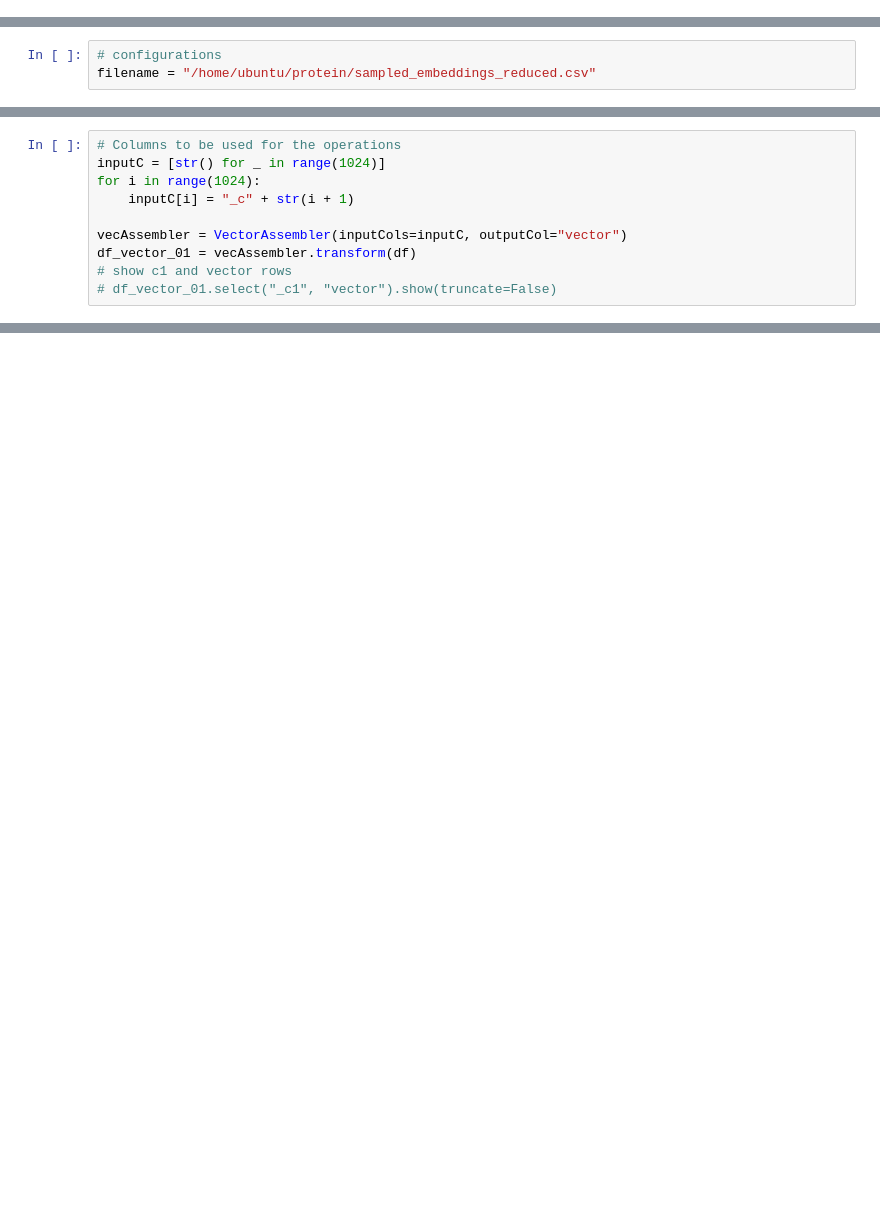
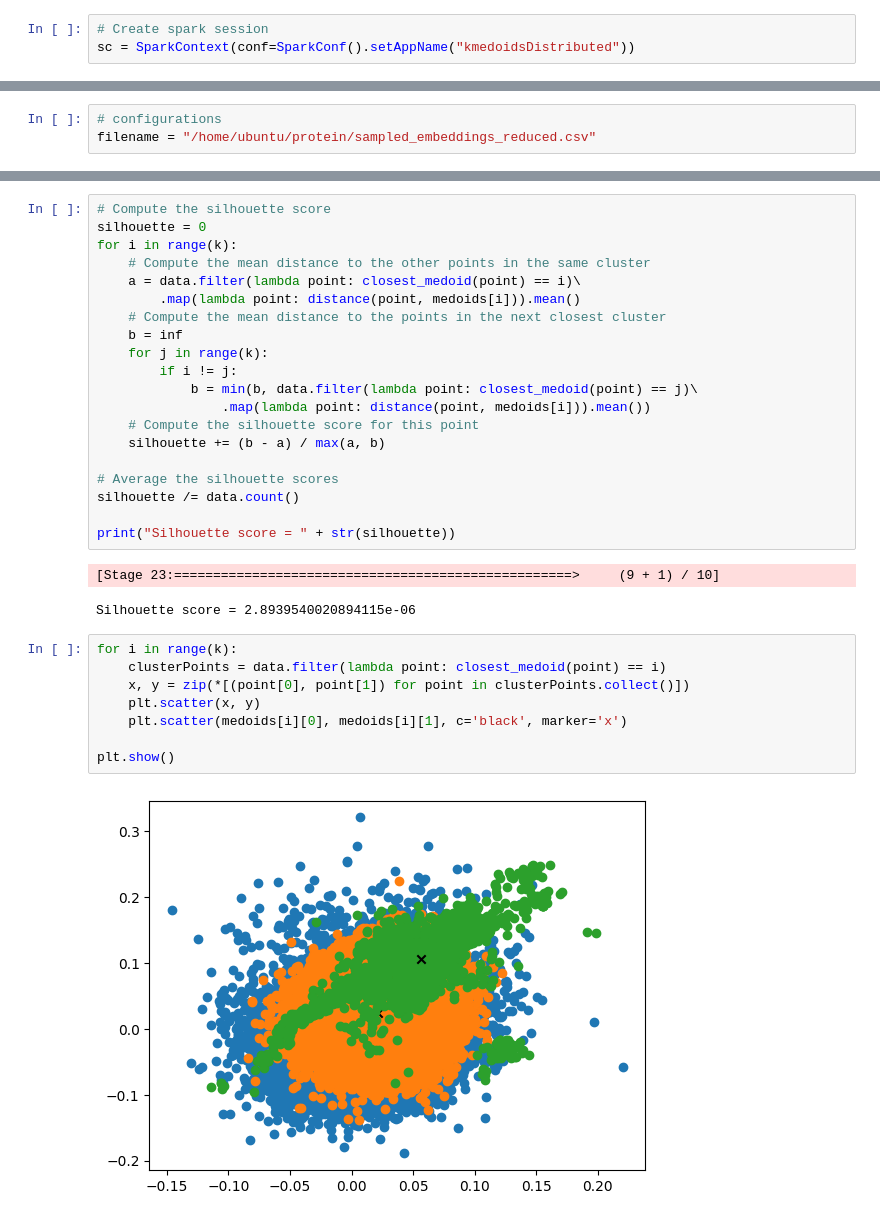
Before and after one commit to SColibri/Data-mining-TUM, a Jupyter notebook: Task_7/DistributedClustering.ipynb, the cells around one changed output, grey strips where cells are left out. Cells and saved outputs as stored; diff of their text form; blank space fills up the shorter version.

```diff
--- a/Task_7/DistributedClustering.ipynb
+++ b/Task_7/DistributedClustering.ipynb
@@ -40,0 +14,3 @@ To adjust logging level use sc.setLogLevel(newLevel). For SparkR, use setLogLeve
+# %%
+# Create spark session
+sc = SparkContext(conf=SparkConf().setAppName("kmedoidsDistributed"))
@@ -55,10 +23,0 @@ df = (df_pyspark.select(*(c for c in df_pyspark.columns if c not in columns_to_c
-# %%
-# Columns to be used for the operations
-inputC = [str() for _ in range(1024)]
-for i in range(1024):
-    inputC[i] = "_c" + str(i + 1)
-
-vecAssembler = VectorAssembler(inputCols=inputC, outputCol="vector")
-df_vector_01 = vecAssembler.transform(df)
-# show c1 and vector rows
-# df_vector_01.select("_c1", "vector").show(truncate=False)
@@ -104,0 +57,33 @@ Py4JJavaError: An error occurred while calling z:org.apache.spark.api.python.Pyt
+# %%
+# Compute the silhouette score
+silhouette = 0
+for i in range(k):
+    # Compute the mean distance to the other points in the same cluster
+    a = data.filter(lambda point: closest_medoid(point) == i)\
+        .map(lambda point: distance(point, medoids[i])).mean()
+    # Compute the mean distance to the points in the next closest cluster
+    b = inf
+    for j in range(k):
+        if i != j:
+            b = min(b, data.filter(lambda point: closest_medoid(point) == j)\
+                .map(lambda point: distance(point, medoids[i])).mean())
+    # Compute the silhouette score for this point
+    silhouette += (b - a) / max(a, b)
+
+# Average the silhouette scores
+silhouette /= data.count()
+
+print("Silhouette score = " + str(silhouette))
+# %% [output]
+[Stage 23:===================================================>     (9 + 1) / 10]
+Silhouette score = 2.8939540020894115e-06
+# %%
+for i in range(k):
+    clusterPoints = data.filter(lambda point: closest_medoid(point) == i)
+    x, y = zip(*[(point[0], point[1]) for point in clusterPoints.collect()])
+    plt.scatter(x, y)
+    plt.scatter(medoids[i][0], medoids[i][1], c='black', marker='x')
+
+plt.show()
+# %% [output]
+[figure, added]
```
Also changed, not shown: parts of 7 cells of this notebook, 5 other files.
